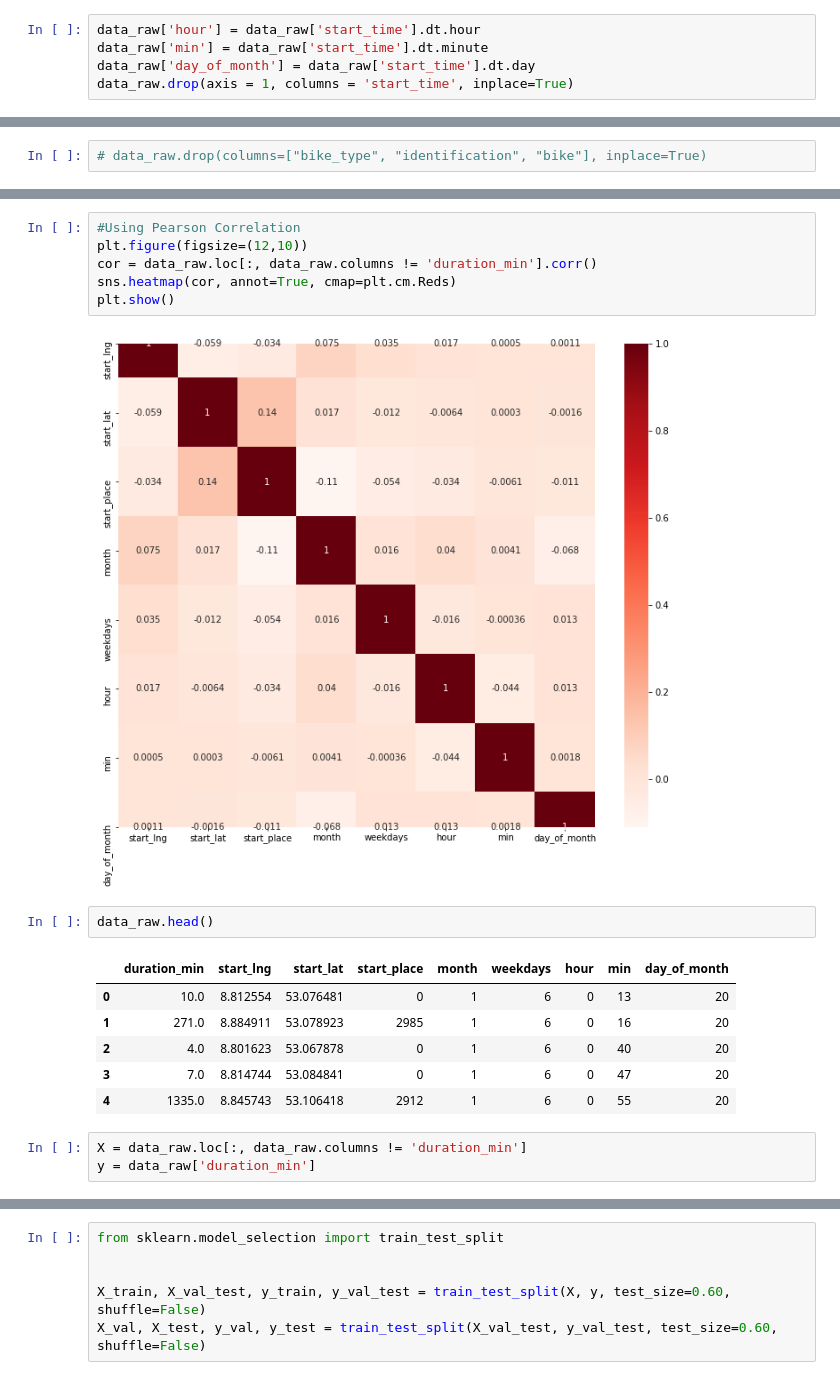
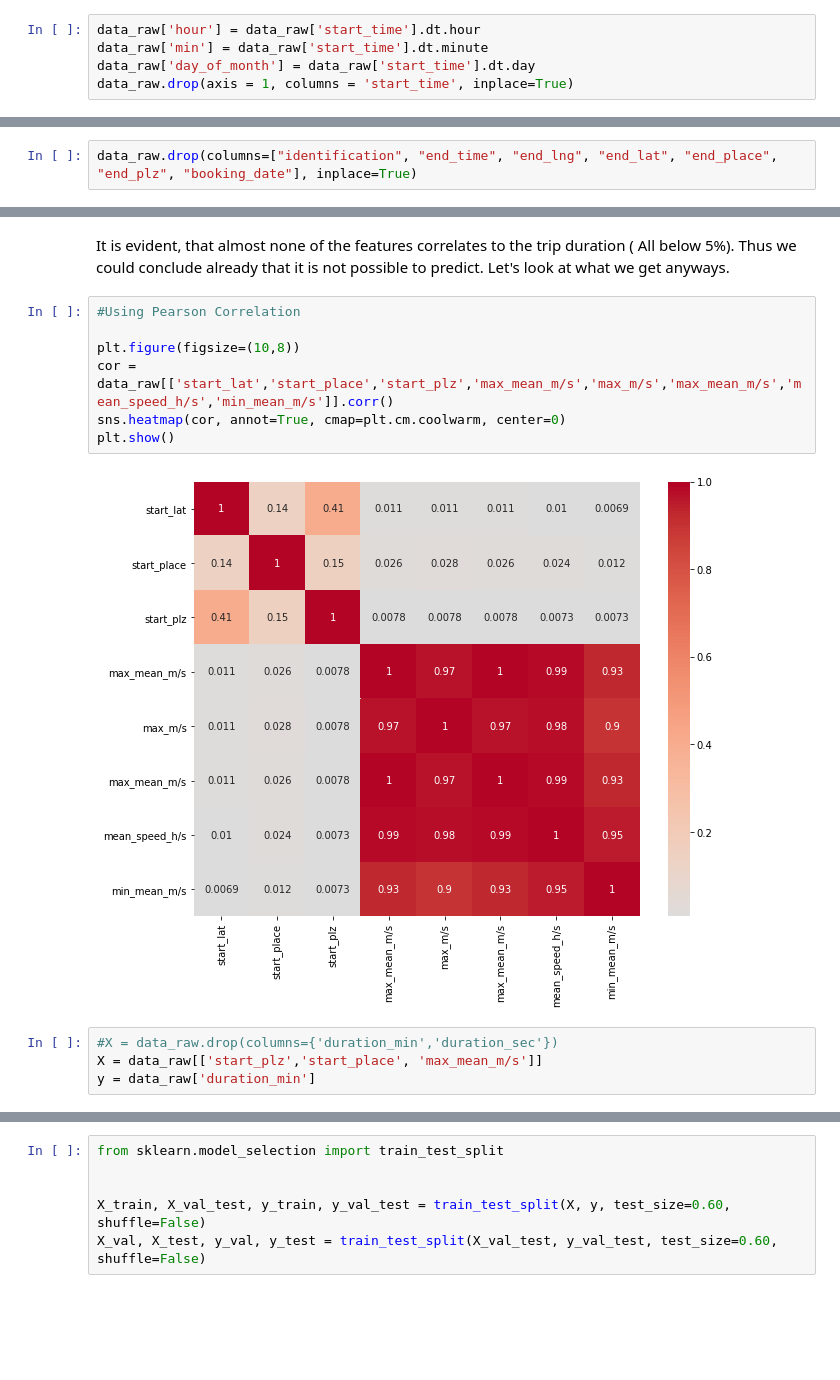
Before and after one commit to janiksudo/PDS_Project, a Jupyter notebook: notebooks/model_duration_explo.ipynb, the cells around one changed output, grey strips where cells are left out. Cells and saved outputs as stored; diff of their text form; blank space fills up the shorter version.

Commit message:
#24 added train for duration

```diff
--- a/notebooks/model_duration_explo.ipynb
+++ b/notebooks/model_duration_explo.ipynb
@@ -105,2 +49,2 @@ Name: mm, Length: 117, dtype: int64
 # %%
-# data_raw.drop(columns=["bike_type", "identification", "bike"], inplace=True)
+data_raw.drop(columns=["identification", "end_time", "end_lng", "end_lat", "end_place", "end_plz", "booking_date"], inplace=True)
@@ -144,21 +70,16 @@ day_of_month          0.006816
 dtype: float64
+# %% [markdown]
+It is evident, that almost none of the features correlates to the trip duration ( All below 5%). Thus we could conclude already that it is not possible to predict. Let's look at what we get anyways.
 # %%
 #Using Pearson Correlation
-plt.figure(figsize=(12,10))
-cor = data_raw.loc[:, data_raw.columns != 'duration_min'].corr()
-sns.heatmap(cor, annot=True, cmap=plt.cm.Reds)
+
+plt.figure(figsize=(10,8))
+cor = data_raw[['start_lat','start_place','start_plz','max_mean_m/s','max_m/s','max_mean_m/s','mean_speed_h/s','min_mean_m/s']].corr()
+sns.heatmap(cor, annot=True, cmap=plt.cm.coolwarm, center=0)
 plt.show()
 # %% [output]
-[figure, old version]
+[figure, new version]
-# %%
-data_raw.head()
-# %% [output]
-|  | duration_min | start_lng | start_lat | start_place | month | weekdays | hour | min | day_of_month |
-| 0 | 10.0 | 8.812554 | 53.076481 | 0 | 1 | 6 | 0 | 13 | 20 |
-| 1 | 271.0 | 8.884911 | 53.078923 | 2985 | 1 | 6 | 0 | 16 | 20 |
-| 2 | 4.0 | 8.801623 | 53.067878 | 0 | 1 | 6 | 0 | 40 | 20 |
-| 3 | 7.0 | 8.814744 | 53.084841 | 0 | 1 | 6 | 0 | 47 | 20 |
-| 4 | 1335.0 | 8.845743 | 53.106418 | 2912 | 1 | 6 | 0 | 55 | 20 |
 # %%
-X = data_raw.loc[:, data_raw.columns != 'duration_min']
+#X = data_raw.drop(columns={'duration_min','duration_sec'})
+X = data_raw[['start_plz','start_place', 'max_mean_m/s']]
 y = data_raw['duration_min']
```
Also changed, not shown: parts of 37 cells of this notebook, 5 other files.
